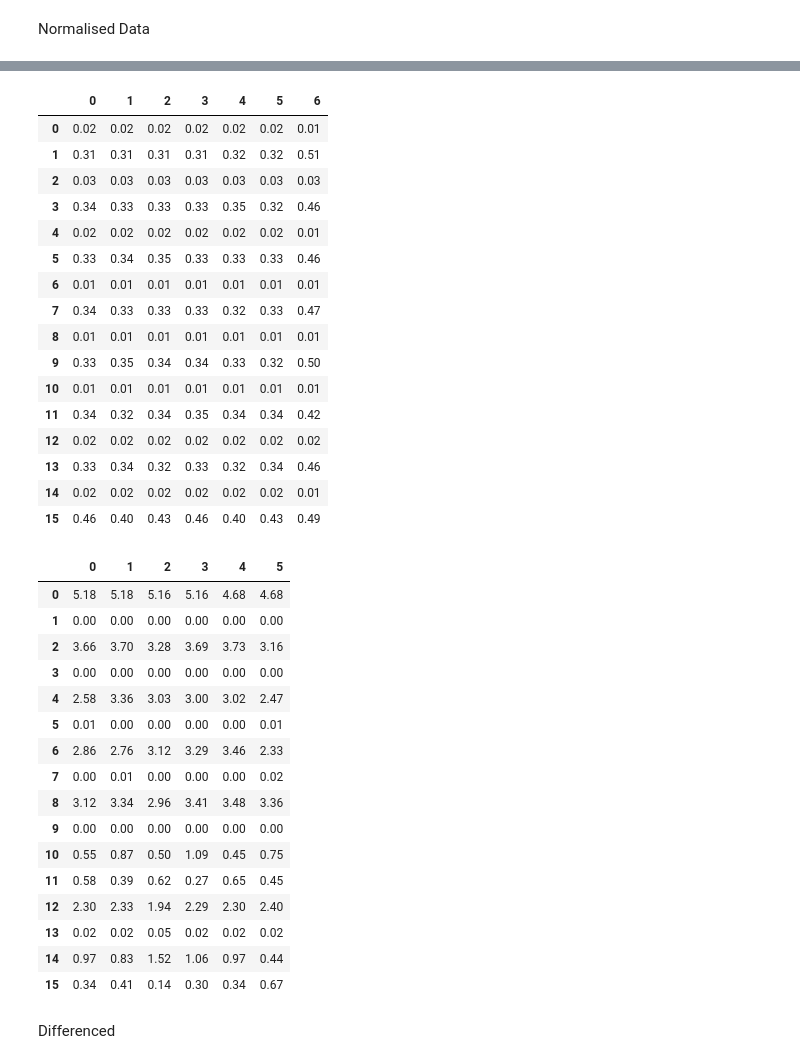
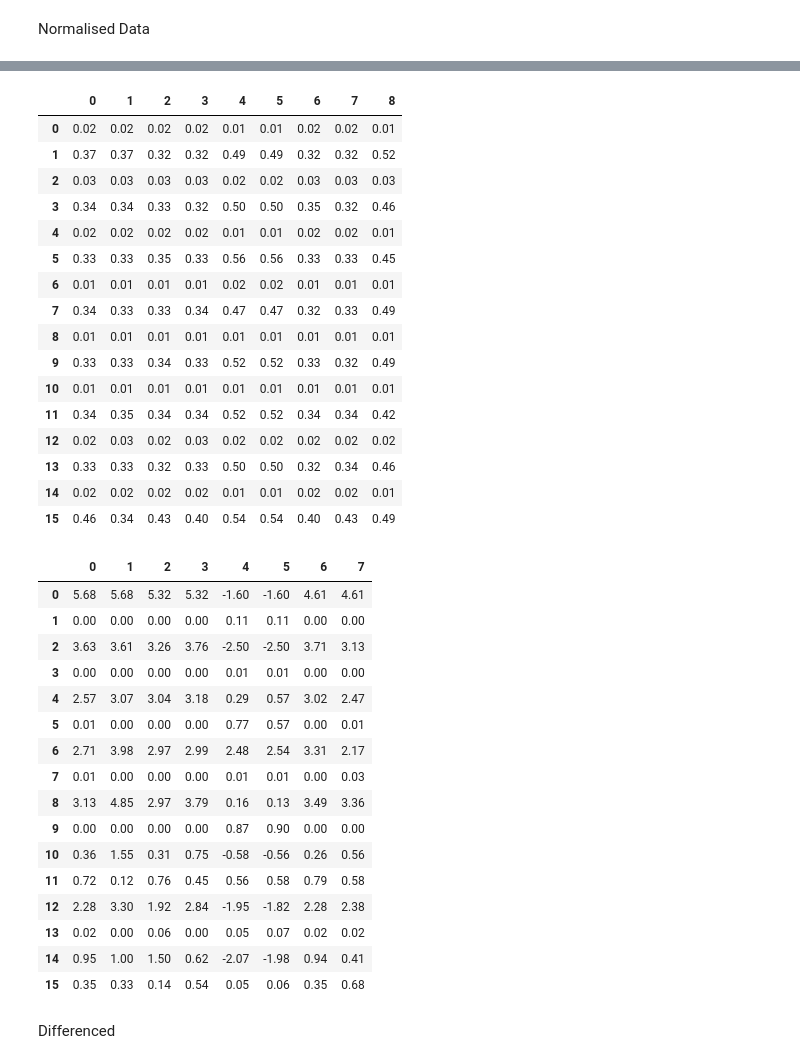
Before and after one commit to TiesHRL/DyART, a Jupyter notebook: Combined_code/results.ipynb, the cells around one changed output, grey strips where cells are left out. Cells and saved outputs as stored; diff of their text form; code cells hidden in the pictures.

```diff
--- a/Combined_code/results.ipynb
+++ b/Combined_code/results.ipynb
@@ -17,7 +17,8 @@ target = target.iloc[1:,:]
 target = target.iloc[1000:, 0]
 
 results.index = target.index
-results = results/100
+results = results
+target = target
 display(results)
 display(target)
 # %% [output]
@@ -153,8 +145,8 @@ for i, forecast in enumerate(results):
         rmse, hr = res(target, results.iloc[:,i])
         res_norm_all[0,i] = rmse
         res_norm_all[1,i] = hr
-        if i != 6:
-            dm_stat, p_value = dm_test(target, results.iloc[:,i], results.iloc[:,6])
+        if i != 8:
+            dm_stat, p_value = dm_test(target, results.iloc[:,i], results.iloc[:,8])
 
             # Store results
             dm_res_norm_all[0,i] = dm_stat
@@ -189,57 +181,57 @@ lenghts.index = range(len(lenghts))
 # %%
 
 res_norm = np.zeros(((len(lengths)-1)*2,results.shape[1]))
 dm_res_norm = np.zeros(((len(lengths)-1)*2,results.shape[1]-1))
 
 for i, forecast in enumerate(results):
     for j in range(len(lengths)-1):
         rmse, hr = res(target.iloc[int(lenghts[j]):int(lenghts[j+1])], results.iloc[int(lenghts[j]):int(lenghts[j+1]),i])
         res_norm[2*j,i] = rmse
         res_norm[2*j+1,i] = hr
-        if i != 6:
-            dm_stat, p_value = dm_test(target.iloc[int(lenghts[j]):int(lenghts[j+1])], results.iloc[int(lenghts[j]):int(lenghts[j+1]),i], results.iloc[int(lenghts[j]):int(lenghts[j+1]),6])
+        if i != 8:
+            dm_stat, p_value = dm_test(target.iloc[int(lenghts[j]):int(lenghts[j+1])], results.iloc[int(lenghts[j]):int(lenghts[j+1]),i], results.iloc[int(lenghts[j]):int(lenghts[j+1]),8])
 
             # Store results
             dm_res_norm[j*2,i] = dm_stat
             dm_res_norm[j*2+1,i] = p_value
 
 display(pd.DataFrame(res_norm).round(2))
 display(pd.DataFrame(dm_res_norm).round(2))
 # %% [output]
-|  | 0 | 1 | 2 | 3 | 4 | 5 | 6 |
-| 0 | 0.02 | 0.02 | 0.02 | 0.02 | 0.02 | 0.02 | 0.01 |
-| 1 | 0.31 | 0.31 | 0.31 | 0.31 | 0.32 | 0.32 | 0.51 |
-| 2 | 0.03 | 0.03 | 0.03 | 0.03 | 0.03 | 0.03 | 0.03 |
-| 3 | 0.34 | 0.33 | 0.33 | 0.33 | 0.35 | 0.32 | 0.46 |
-| 4 | 0.02 | 0.02 | 0.02 | 0.02 | 0.02 | 0.02 | 0.01 |
-| 5 | 0.33 | 0.34 | 0.35 | 0.33 | 0.33 | 0.33 | 0.46 |
-| 6 | 0.01 | 0.01 | 0.01 | 0.01 | 0.01 | 0.01 | 0.01 |
-| 7 | 0.34 | 0.33 | 0.33 | 0.33 | 0.32 | 0.33 | 0.47 |
-| 8 | 0.01 | 0.01 | 0.01 | 0.01 | 0.01 | 0.01 | 0.01 |
-| 9 | 0.33 | 0.35 | 0.34 | 0.34 | 0.33 | 0.32 | 0.50 |
-| 10 | 0.01 | 0.01 | 0.01 | 0.01 | 0.01 | 0.01 | 0.01 |
-| 11 | 0.34 | 0.32 | 0.34 | 0.35 | 0.34 | 0.34 | 0.42 |
-| 12 | 0.02 | 0.02 | 0.02 | 0.02 | 0.02 | 0.02 | 0.02 |
-| 13 | 0.33 | 0.34 | 0.32 | 0.33 | 0.32 | 0.34 | 0.46 |
-| 14 | 0.02 | 0.02 | 0.02 | 0.02 | 0.02 | 0.02 | 0.01 |
-| 15 | 0.46 | 0.40 | 0.43 | 0.46 | 0.40 | 0.43 | 0.49 |
+|  | 0 | 1 | 2 | 3 | 4 | 5 | 6 | 7 | 8 |
+| 0 | 0.02 | 0.02 | 0.02 | 0.02 | 0.01 | 0.01 | 0.02 | 0.02 | 0.01 |
+| 1 | 0.37 | 0.37 | 0.32 | 0.32 | 0.49 | 0.49 | 0.32 | 0.32 | 0.52 |
+| 2 | 0.03 | 0.03 | 0.03 | 0.03 | 0.02 | 0.02 | 0.03 | 0.03 | 0.03 |
+| 3 | 0.34 | 0.34 | 0.33 | 0.32 | 0.50 | 0.50 | 0.35 | 0.32 | 0.46 |
+| 4 | 0.02 | 0.02 | 0.02 | 0.02 | 0.01 | 0.01 | 0.02 | 0.02 | 0.01 |
+| 5 | 0.33 | 0.33 | 0.35 | 0.33 | 0.56 | 0.56 | 0.33 | 0.33 | 0.45 |
+| 6 | 0.01 | 0.01 | 0.01 | 0.01 | 0.02 | 0.02 | 0.01 | 0.01 | 0.01 |
+| 7 | 0.34 | 0.33 | 0.33 | 0.34 | 0.47 | 0.47 | 0.32 | 0.33 | 0.49 |
+| 8 | 0.01 | 0.01 | 0.01 | 0.01 | 0.01 | 0.01 | 0.01 | 0.01 | 0.01 |
+| 9 | 0.33 | 0.33 | 0.34 | 0.33 | 0.52 | 0.52 | 0.33 | 0.32 | 0.49 |
+| 10 | 0.01 | 0.01 | 0.01 | 0.01 | 0.01 | 0.01 | 0.01 | 0.01 | 0.01 |
+| 11 | 0.34 | 0.35 | 0.34 | 0.34 | 0.52 | 0.52 | 0.34 | 0.34 | 0.42 |
+| 12 | 0.02 | 0.03 | 0.02 | 0.03 | 0.02 | 0.02 | 0.02 | 0.02 | 0.02 |
+| 13 | 0.33 | 0.33 | 0.32 | 0.33 | 0.50 | 0.50 | 0.32 | 0.34 | 0.46 |
+| 14 | 0.02 | 0.02 | 0.02 | 0.02 | 0.01 | 0.01 | 0.02 | 0.02 | 0.01 |
+| 15 | 0.46 | 0.34 | 0.43 | 0.40 | 0.54 | 0.54 | 0.40 | 0.43 | 0.49 |
-|  | 0 | 1 | 2 | 3 | 4 | 5 |
-| 0 | 5.18 | 5.18 | 5.16 | 5.16 | 4.68 | 4.68 |
-| 1 | 0.00 | 0.00 | 0.00 | 0.00 | 0.00 | 0.00 |
-| 2 | 3.66 | 3.70 | 3.28 | 3.69 | 3.73 | 3.16 |
-| 3 | 0.00 | 0.00 | 0.00 | 0.00 | 0.00 | 0.00 |
-| 4 | 2.58 | 3.36 | 3.03 | 3.00 | 3.02 | 2.47 |
-| 5 | 0.01 | 0.00 | 0.00 | 0.00 | 0.00 | 0.01 |
-| 6 | 2.86 | 2.76 | 3.12 | 3.29 | 3.46 | 2.33 |
-| 7 | 0.00 | 0.01 | 0.00 | 0.00 | 0.00 | 0.02 |
-| 8 | 3.12 | 3.34 | 2.96 | 3.41 | 3.48 | 3.36 |
-| 9 | 0.00 | 0.00 | 0.00 | 0.00 | 0.00 | 0.00 |
-| 10 | 0.55 | 0.87 | 0.50 | 1.09 | 0.45 | 0.75 |
-| 11 | 0.58 | 0.39 | 0.62 | 0.27 | 0.65 | 0.45 |
-| 12 | 2.30 | 2.33 | 1.94 | 2.29 | 2.30 | 2.40 |
-| 13 | 0.02 | 0.02 | 0.05 | 0.02 | 0.02 | 0.02 |
-| 14 | 0.97 | 0.83 | 1.52 | 1.06 | 0.97 | 0.44 |
-| 15 | 0.34 | 0.41 | 0.14 | 0.30 | 0.34 | 0.67 |
+|  | 0 | 1 | 2 | 3 | 4 | 5 | 6 | 7 |
+| 0 | 5.68 | 5.68 | 5.32 | 5.32 | -1.60 | -1.60 | 4.61 | 4.61 |
+| 1 | 0.00 | 0.00 | 0.00 | 0.00 | 0.11 | 0.11 | 0.00 | 0.00 |
+| 2 | 3.63 | 3.61 | 3.26 | 3.76 | -2.50 | -2.50 | 3.71 | 3.13 |
+| 3 | 0.00 | 0.00 | 0.00 | 0.00 | 0.01 | 0.01 | 0.00 | 0.00 |
+| 4 | 2.57 | 3.07 | 3.04 | 3.18 | 0.29 | 0.57 | 3.02 | 2.47 |
+| 5 | 0.01 | 0.00 | 0.00 | 0.00 | 0.77 | 0.57 | 0.00 | 0.01 |
+| 6 | 2.71 | 3.98 | 2.97 | 2.99 | 2.48 | 2.54 | 3.31 | 2.17 |
+| 7 | 0.01 | 0.00 | 0.00 | 0.00 | 0.01 | 0.01 | 0.00 | 0.03 |
+| 8 | 3.13 | 4.85 | 2.97 | 3.79 | 0.16 | 0.13 | 3.49 | 3.36 |
+| 9 | 0.00 | 0.00 | 0.00 | 0.00 | 0.87 | 0.90 | 0.00 | 0.00 |
+| 10 | 0.36 | 1.55 | 0.31 | 0.75 | -0.58 | -0.56 | 0.26 | 0.56 |
+| 11 | 0.72 | 0.12 | 0.76 | 0.45 | 0.56 | 0.58 | 0.79 | 0.58 |
+| 12 | 2.28 | 3.30 | 1.92 | 2.84 | -1.95 | -1.82 | 2.28 | 2.38 |
+| 13 | 0.02 | 0.00 | 0.06 | 0.00 | 0.05 | 0.07 | 0.02 | 0.02 |
+| 14 | 0.95 | 1.00 | 1.50 | 0.62 | -2.07 | -1.98 | 0.94 | 0.41 |
+| 15 | 0.35 | 0.33 | 0.14 | 0.54 | 0.05 | 0.06 | 0.35 | 0.68 |
 # %%
 res_norm = pd.DataFrame(res_norm, columns=results.columns)
 dm_res_norm = pd.DataFrame(dm_res_norm)
```
Also changed, not shown: parts of 9 cells of this notebook, 29 other files.
